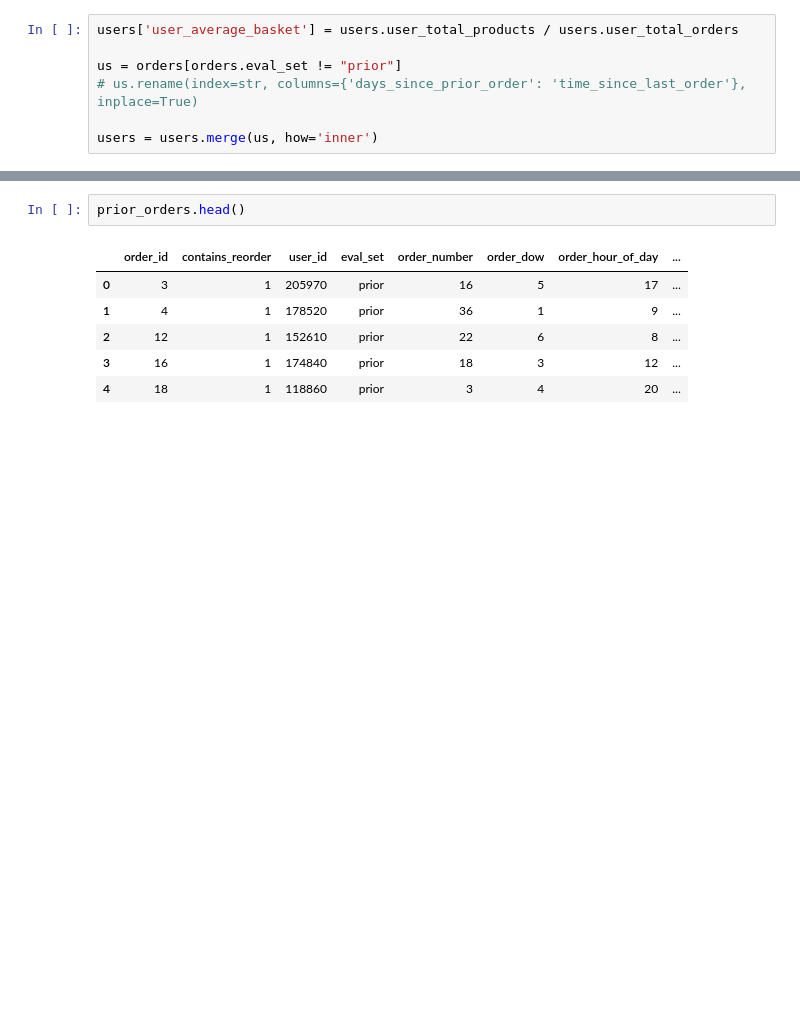
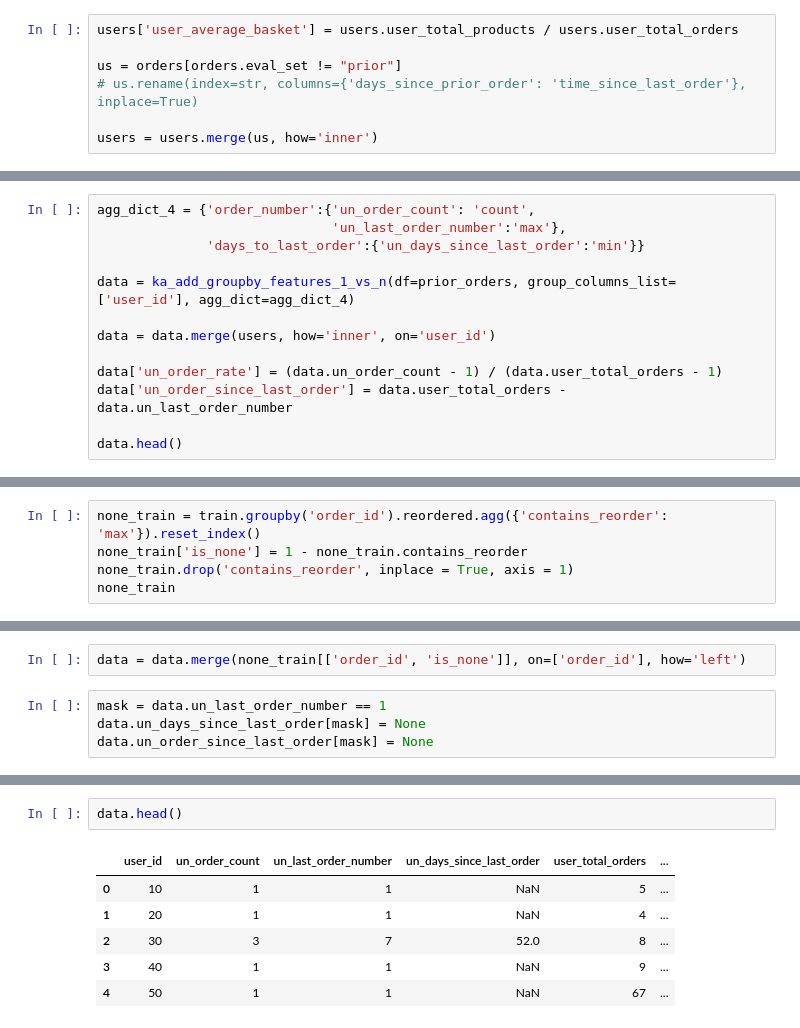
Before and after one commit to kylinorange/kaggle-instacart, a Jupyter notebook: None handling.ipynb, the cells around one changed output, grey strips where cells are left out. Cells and saved outputs as stored; diff of their text form; blank space fills up the shorter version.

```diff
--- a/None handling.ipynb
+++ b/None handling.ipynb
@@ -233,0 +285,13 @@ prior_orders = none_priors.merge(orders, on='order_id', how='left')
+# %%
+agg_dict_4 = {'order_number':{'un_order_count': 'count',
+                              'un_last_order_number':'max'},
+              'days_to_last_order':{'un_days_since_last_order':'min'}}
+
+data = ka_add_groupby_features_1_vs_n(df=prior_orders, group_columns_list=['user_id'], agg_dict=agg_dict_4)
+
+data = data.merge(users, how='inner', on='user_id')
+
+data['un_order_rate'] = (data.un_order_count - 1) / (data.user_total_orders - 1)
+data['un_order_since_last_order'] = data.user_total_orders - data.un_last_order_number
+
+data.head()
@@ -233,0 +308,5 @@ prior_orders = none_priors.merge(orders, on='order_id', how='left')
+# %%
+none_train = train.groupby('order_id').reordered.agg({'contains_reorder': 'max'}).reset_index()
+none_train['is_none'] = 1 - none_train.contains_reorder
+none_train.drop('contains_reorder', inplace = True, axis = 1)
+none_train
@@ -233,0 +332,6 @@ prior_orders = none_priors.merge(orders, on='order_id', how='left')
+# %%
+data = data.merge(none_train[['order_id', 'is_none']], on=['order_id'], how='left')
+# %%
+mask = data.un_last_order_number == 1
+data.un_days_since_last_order[mask] = None
+data.un_order_since_last_order[mask] = None
@@ -234,9 +347,9 @@ prior_orders = none_priors.merge(orders, on='order_id', how='left')
 # %%
-prior_orders.head()
+data.head()
 # %% [output]
-|  | order_id | contains_reorder | user_id | eval_set | order_number | order_dow | order_hour_of_day | ... |
-| 0 | 3 | 1 | 205970 | prior | 16 | 5 | 17 | ... |
-| 1 | 4 | 1 | 178520 | prior | 36 | 1 | 9 | ... |
-| 2 | 12 | 1 | 152610 | prior | 22 | 6 | 8 | ... |
-| 3 | 16 | 1 | 174840 | prior | 18 | 3 | 12 | ... |
-| 4 | 18 | 1 | 118860 | prior | 3 | 4 | 20 | ... |
+|  | user_id | un_order_count | un_last_order_number | un_days_since_last_order | user_total_orders | ... |
+| 0 | 10 | 1 | 1 | NaN | 5 | ... |
+| 1 | 20 | 1 | 1 | NaN | 4 | ... |
+| 2 | 30 | 3 | 7 | 52.0 | 8 | ... |
+| 3 | 40 | 1 | 1 | NaN | 9 | ... |
+| 4 | 50 | 1 | 1 | NaN | 67 | ... |
```
Also changed, not shown: parts of 30 cells of this notebook, 4 other files.
